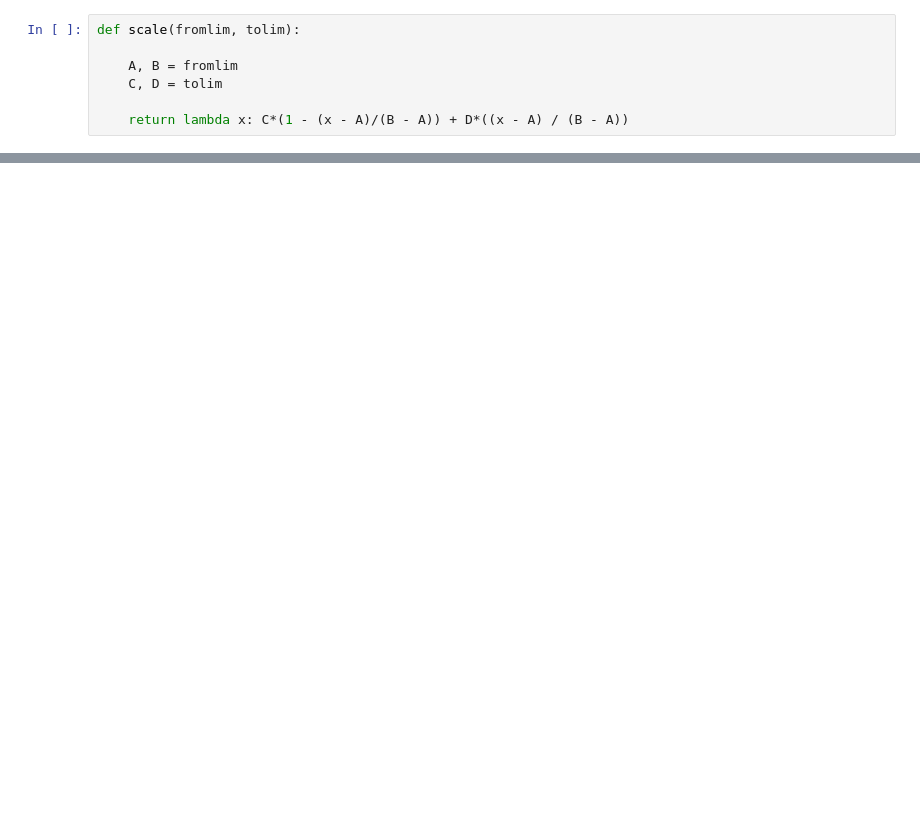
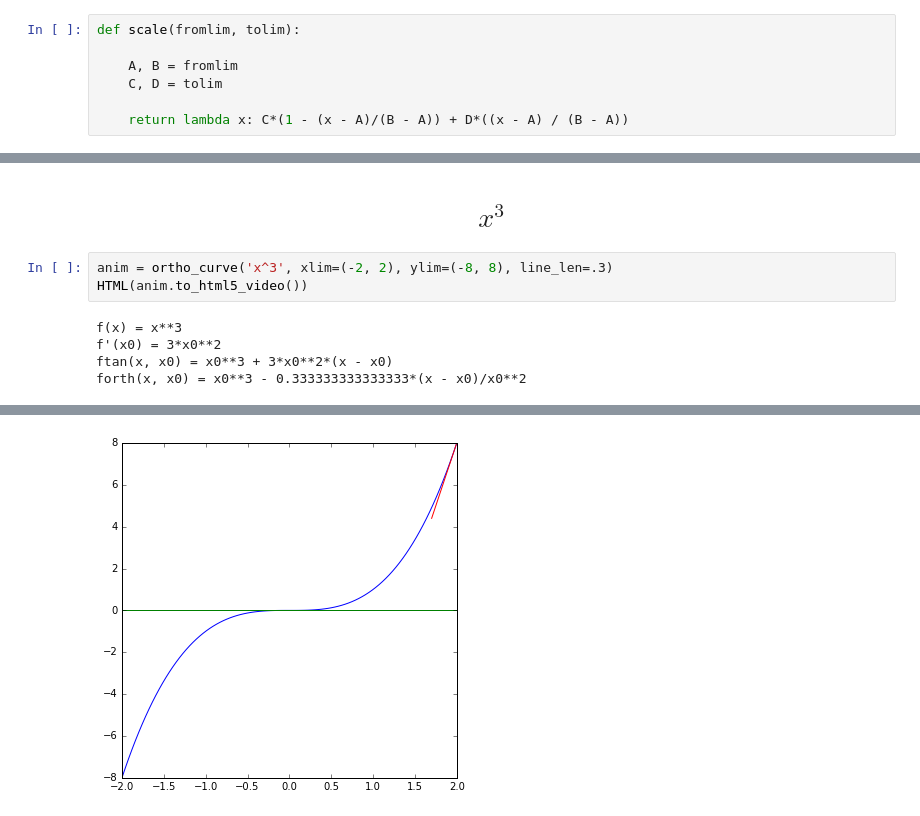
Before and after one commit to abevieiramota/learning-calculus, a Jupyter notebook: notebook/Ortho curve.ipynb, the cells around one changed output, grey strips where cells are left out. Drawn from its saved outputs; the diff is of its cells as text; blank space fills up the shorter version.

```diff
--- a/notebook/Ortho curve.ipynb
+++ b/notebook/Ortho curve.ipynb
@@ -60,0 +79,10 @@ HTML(anim.to_html5_video())
+# %% [markdown]
+# $$x^3$$
+# %%
+anim = ortho_curve('x^3', xlim=(-2, 2), ylim=(-8, 8), line_len=.3)
+HTML(anim.to_html5_video())
+# %% [output]
+f(x) = x**3
+f'(x0) = 3*x0**2
+ftan(x, x0) = x0**3 + 3*x0**2*(x - x0)
+forth(x, x0) = x0**3 - 0.333333333333333*(x - x0)/x0**2
@@ -60,0 +90 @@ HTML(anim.to_html5_video())
+[figure, added]
```
Also changed, not shown: parts of 10 cells of this notebook.
